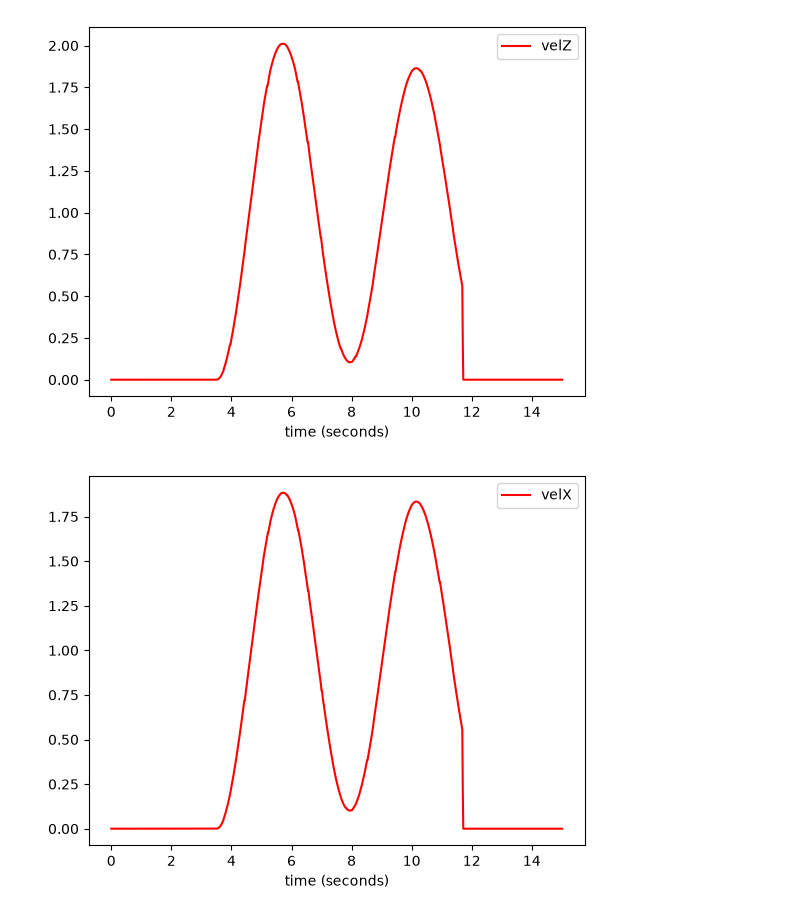
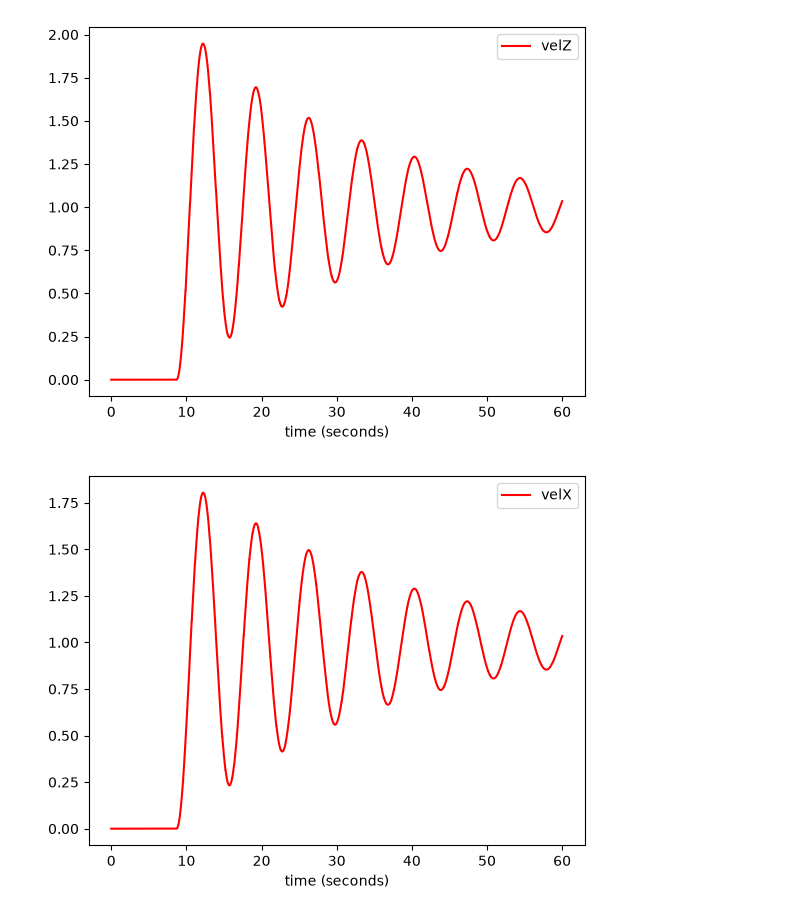
Before and after one commit to Davide-Leotta/MecaN, a Jupyter notebook: python/control.ipynb, the cells around one changed output. Cells and saved outputs as stored; diff of their text form; code cells hidden in the pictures.

```diff
--- a/python/control.ipynb
+++ b/python/control.ipynb
@@ -91,7 +91,7 @@ dds.start()
 
 dds.subscribe(["posX", "posZ","velZ","velX"])
 
-m = MecanumController(1,0.5,10,1,1)
+m = MecanumController(4, 0.05, 10, 1, 1)
 
 
 #value = m.evaluate(1,[-3,3,-0.05])
@@ -99,7 +99,7 @@ m.set_target([1,1,0])
 t = Time()
 t.start()
 
-while t.get() < 15:
+while t.get() < 60:
     delta_t = t.elapsed()
     velZ = dds.wait("velZ")
     velX = dds.wait("velX")
@@ -119,32 +119,32 @@ while t.get() < 15:
     dp_vx.append_y("velX",velX)
 
     dpx.append_x(t.get())
     dpx.append_y("posX", posX)
     dpz.append_x(t.get())
     dpz.append_y("posZ", posZ)
 
     dp_w1.append_x(t.get())
     dp_w1.append_y("w1", w[0])
     dp_w2.append_x(t.get())
     dp_w2.append_y("w2", w[1])
     dp_w3.append_x(t.get())
     dp_w3.append_y("w3", w[2])
     dp_w4.append_x(t.get())
     dp_w4.append_y("w4", w[3])
 
 
 #dpx.plot()
 #dpz.plot()
 dp_vz.plot()
 dp_vx.plot()
 
 dp_w1.plot()
 dp_w2.plot()
 dp_w3.plot()
 dp_w4.plot()
 
 
 dds.stop()
 # %% [output]
-[figure, old version]
+[figure, new version]
-[figure, old version]
+[figure, new version]
```
Also changed, not shown: parts of 1 cell of this notebook, 1 other file.
